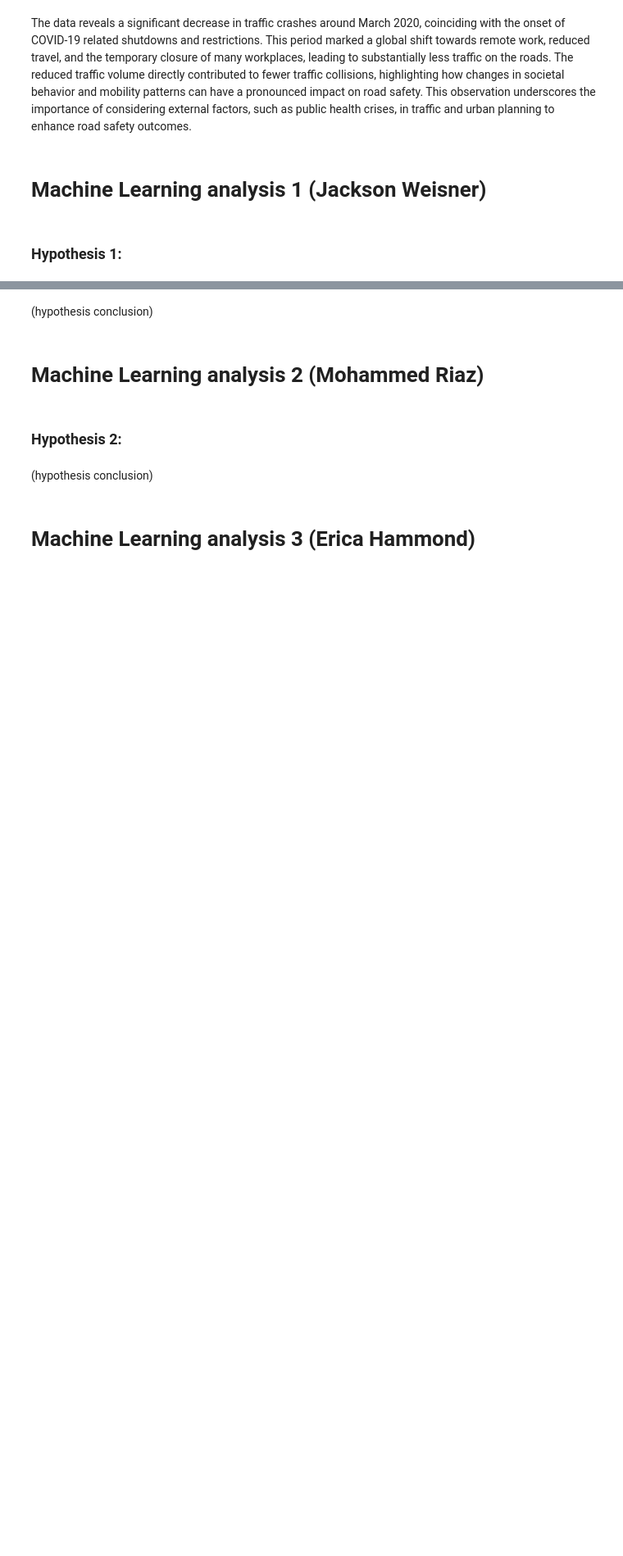
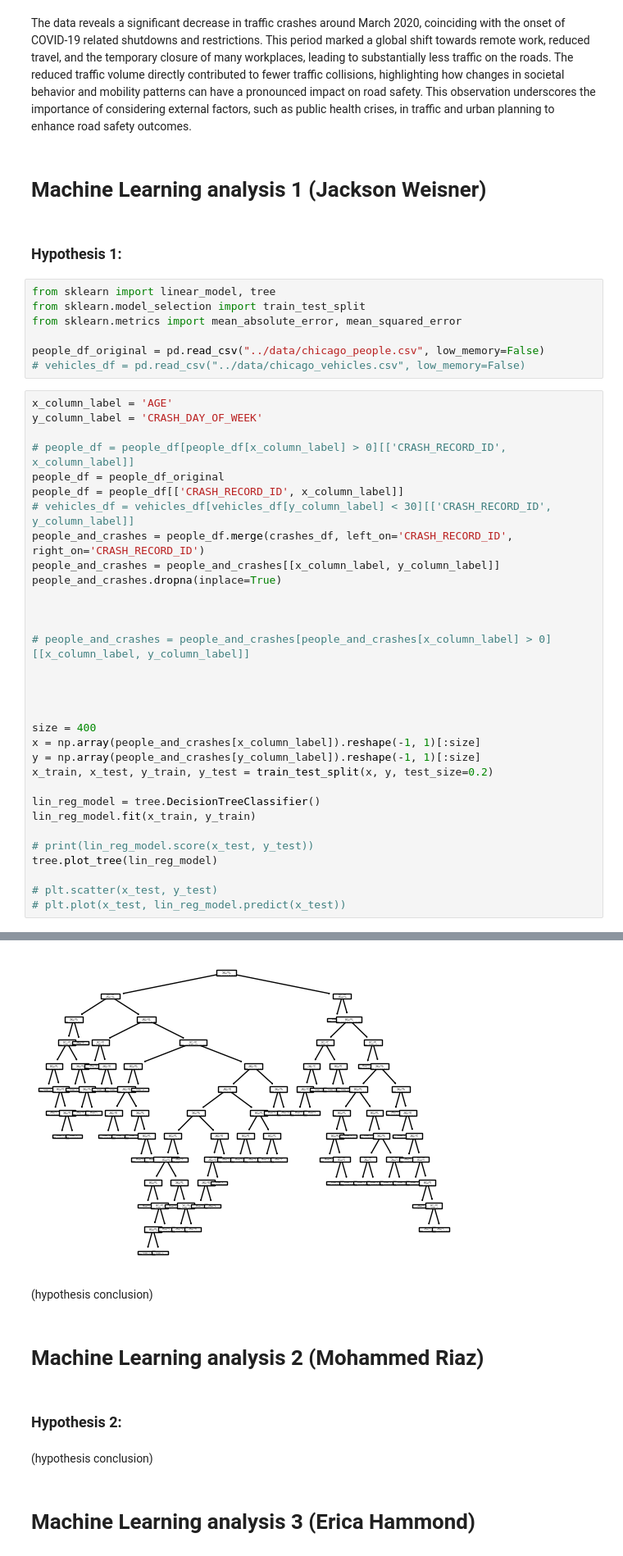
Before and after one commit to jweis4/CS-418-Traffic-Accidents-Analysis-Project, a Jupyter notebook: src/CS-418-Group-16.ipynb, the cells around one changed output, grey strips where cells are left out. Shown at 82% size. Drawn from its saved outputs; the diff is of its cells as text; blank space fills up the shorter version.

```diff
--- a/src/CS-418-Group-16.ipynb
+++ b/src/CS-418-Group-16.ipynb
@@ -739,3 +739,43 @@ The data reveals a significant decrease in traffic crashes around March 2020, co
 # **Machine Learning analysis 1 (Jackson Weisner)**
 # %% [markdown]
 ### Hypothesis 1:
+# %%
+from sklearn import linear_model, tree
+from sklearn.model_selection import train_test_split
+from sklearn.metrics import mean_absolute_error, mean_squared_error
+
+people_df_original = pd.read_csv("../data/chicago_people.csv", low_memory=False)
+# vehicles_df = pd.read_csv("../data/chicago_vehicles.csv", low_memory=False)
+# %%
+x_column_label = 'AGE'
+y_column_label = 'CRASH_DAY_OF_WEEK'
+
+# people_df = people_df[people_df[x_column_label] > 0][['CRASH_RECORD_ID', x_column_label]]
+people_df = people_df_original
+people_df = people_df[['CRASH_RECORD_ID', x_column_label]]
+# vehicles_df = vehicles_df[vehicles_df[y_column_label] < 30][['CRASH_RECORD_ID', y_column_label]]
+people_and_crashes = people_df.merge(crashes_df, left_on='CRASH_RECORD_ID', right_on='CRASH_RECORD_ID')
+people_and_crashes = people_and_crashes[[x_column_label, y_column_label]]
+people_and_crashes.dropna(inplace=True)
+
+
+
+# people_and_crashes = people_and_crashes[people_and_crashes[x_column_label] > 0][[x_column_label, y_column_label]]
+
+
+
+
+size = 400
+x = np.array(people_and_crashes[x_column_label]).reshape(-1, 1)[:size]
+y = np.array(people_and_crashes[y_column_label]).reshape(-1, 1)[:size]
+x_train, x_test, y_train, y_test = train_test_split(x, y, test_size=0.2)
+
+lin_reg_model = tree.DecisionTreeClassifier()
+lin_reg_model.fit(x_train, y_train)
+
+# print(lin_reg_model.score(x_test, y_test))
+tree.plot_tree(lin_reg_model)
+
+# plt.scatter(x_test, y_test)
+# plt.plot(x_test, lin_reg_model.predict(x_test))
+# %% [output]
@@ -742,3 +799,4 @@ The data reveals a significant decrease in traffic crashes around March 2020, co
+[figure, added]
 # %% [markdown]
 (hypothesis conclusion)
 # %% [markdown]
```
Also changed, not shown: parts of 1 cell of this notebook.
